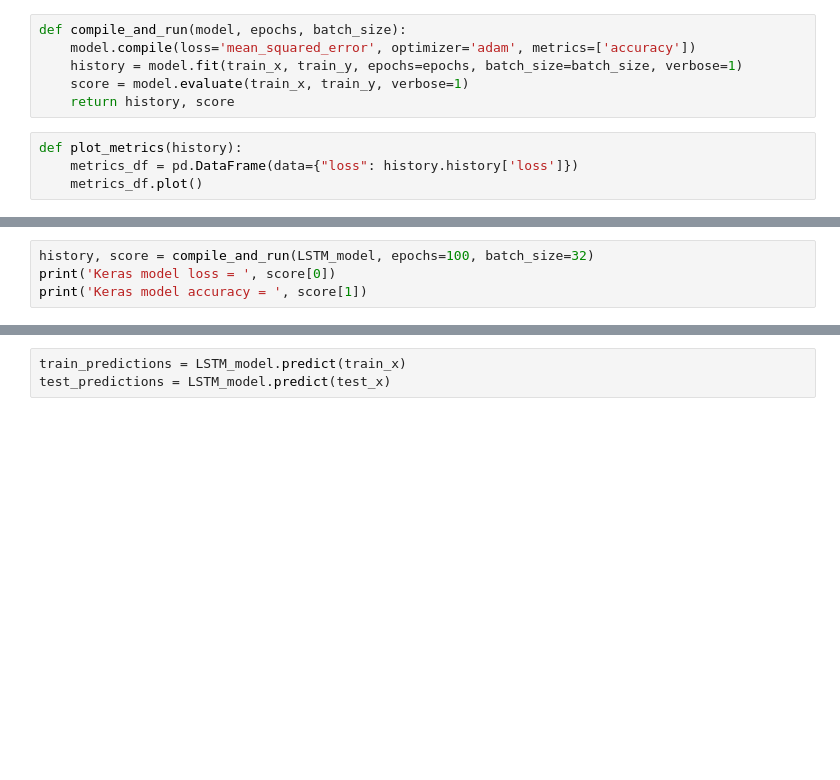
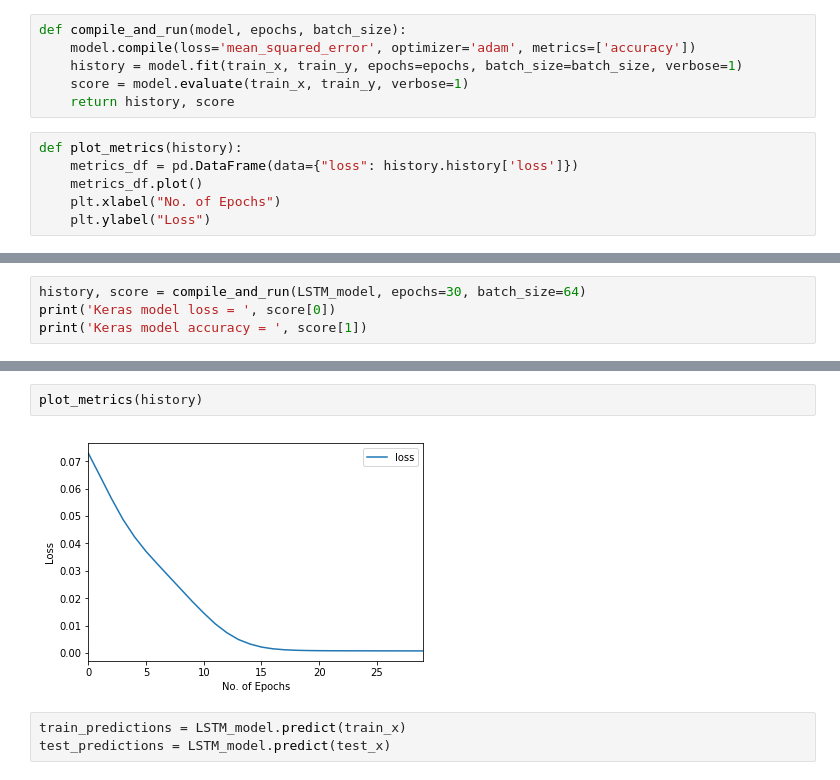
Before and after one commit to sidk003/Stock-Market-Prediction, a Jupyter notebook: stock_price_prediction/LSTM.ipynb, the cells around one changed output, grey strips where cells are left out. Saved outputs shown, nothing was run; the diff lists cells and outputs as text; blank space fills up the shorter version.

```diff
--- a/stock_price_prediction/LSTM.ipynb
+++ b/stock_price_prediction/LSTM.ipynb
@@ -62,6 +67,8 @@ def compile_and_run(model, epochs, batch_size):
 def plot_metrics(history):
     metrics_df = pd.DataFrame(data={"loss": history.history['loss']})
     metrics_df.plot()
+    plt.xlabel("No. of Epochs")
+    plt.ylabel("Loss")
 # %%
 LSTM_model = create_model()
 print(LSTM_model.summary())
@@ -80,7 +87,7 @@ Non-trainable params: 0
 _________________________________________________________________
 None
 # %%
-history, score = compile_and_run(LSTM_model, epochs=100, batch_size=32)
+history, score = compile_and_run(LSTM_model, epochs=30, batch_size=64)
 print('Keras model loss = ', score[0])
 print('Keras model accuracy = ', score[1])
 # %% [output]
@@ -103,4 +110,8 @@ Keras model loss =  0.0002884819987230003
 Keras model accuracy =  0.0011389522114768624
+# %%
+plot_metrics(history)
+# %% [output]
+[figure, added]
 # %%
 train_predictions = LSTM_model.predict(train_x)
 test_predictions = LSTM_model.predict(test_x)
```
Also changed, not shown: parts of 13 cells of this notebook, 4 other files.
